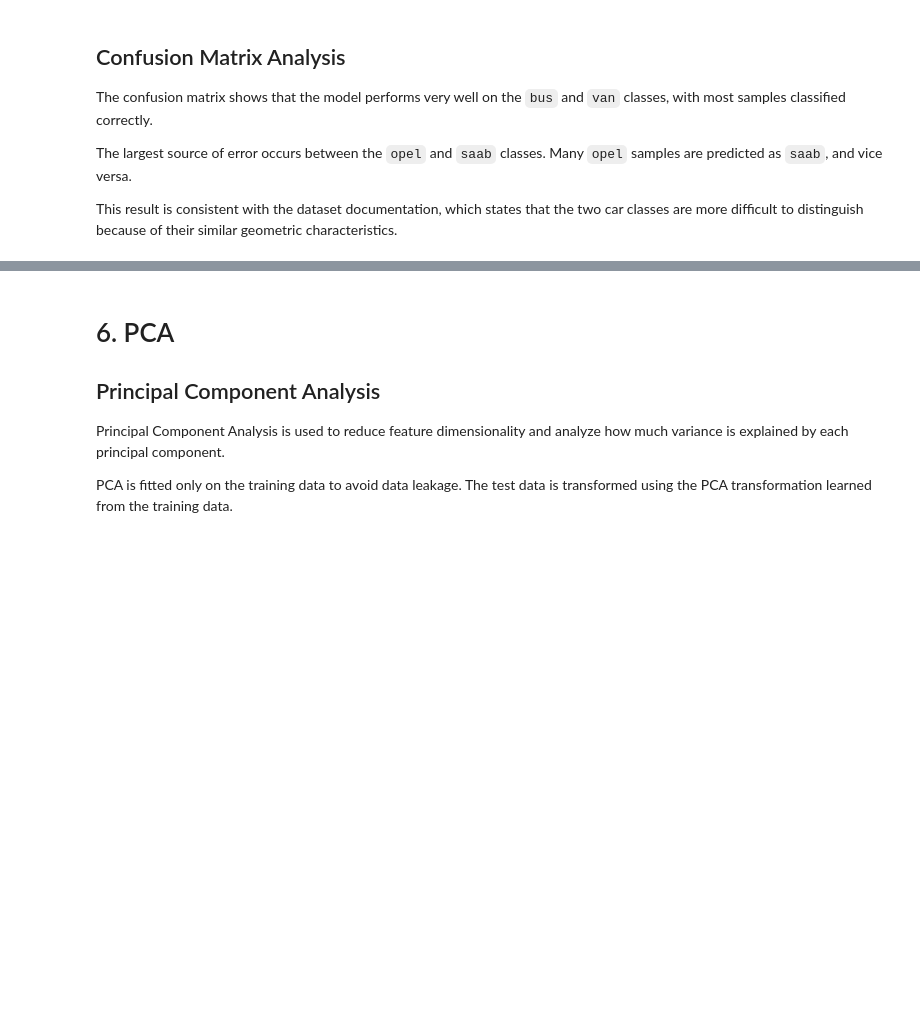
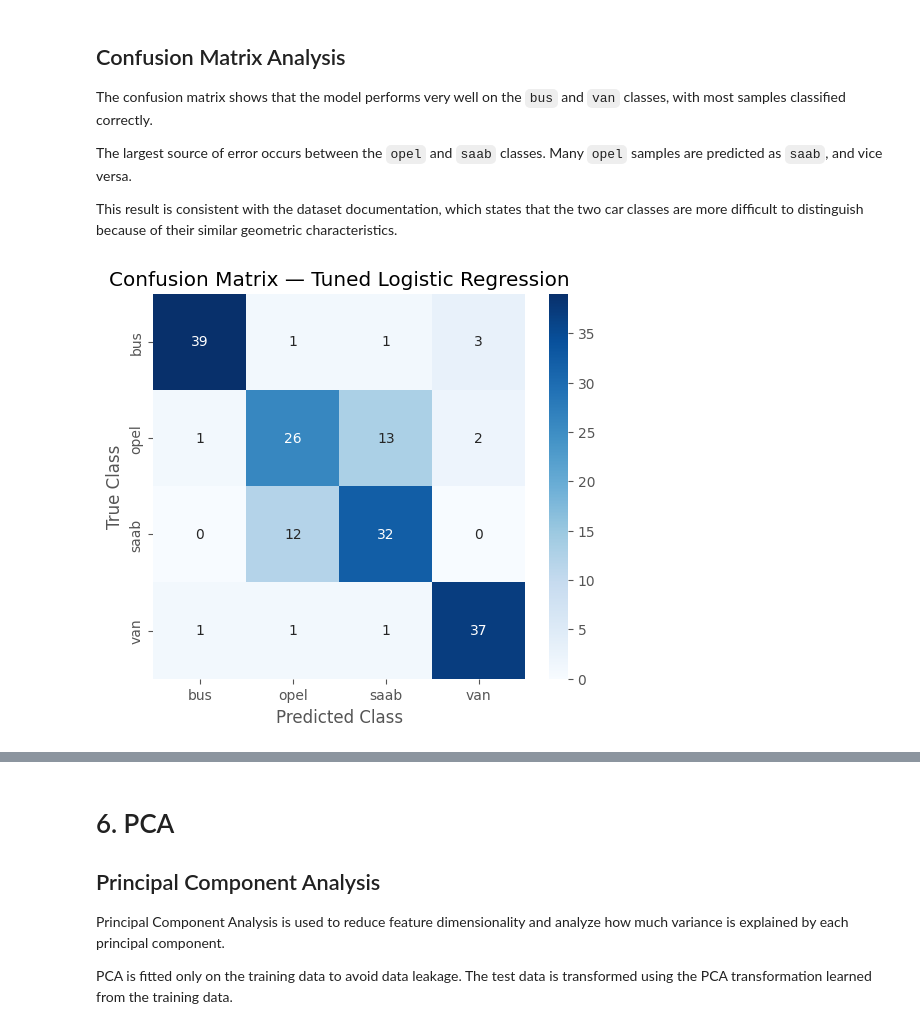
Before and after one commit to Haruw09/vehicle-silhouettes-ml-pipeline, a Jupyter notebook: notebooks/ml_pipeline.ipynb, the cells around one changed output, grey strips where cells are left out. Cells and saved outputs as stored; diff of their text form; code cells hidden in the pictures; blank space fills up the shorter version.

```diff
--- a/notebooks/ml_pipeline.ipynb
+++ b/notebooks/ml_pipeline.ipynb
@@ -503,3 +588,28 @@ The confusion matrix shows that the model performs very well on the `bus` and `v
 The largest source of error occurs between the `opel` and `saab` classes. Many `opel` samples are predicted as `saab`, and vice versa.
 
 This result is consistent with the dataset documentation, which states that the two car classes are more difficult to distinguish because of their similar geometric characteristics.
+# %%
+conf_matrix = confusion_matrix(
+    y_test,
+    y_pred_best_logreg
+)
+
+plt.figure(figsize=(6, 5))
+
+sns.heatmap(
+    conf_matrix,
+    annot=True,
+    fmt="d",
+    cmap="Blues",
+    xticklabels=best_logreg_model.classes_,
+    yticklabels=best_logreg_model.classes_
+)
+
+plt.title("Confusion Matrix — Tuned Logistic Regression")
+
+plt.xlabel("Predicted Class")
+plt.ylabel("True Class")
+
+plt.show()
+# %% [output]
+[figure, added]
```
Also changed, not shown: parts of 24 cells of this notebook.
